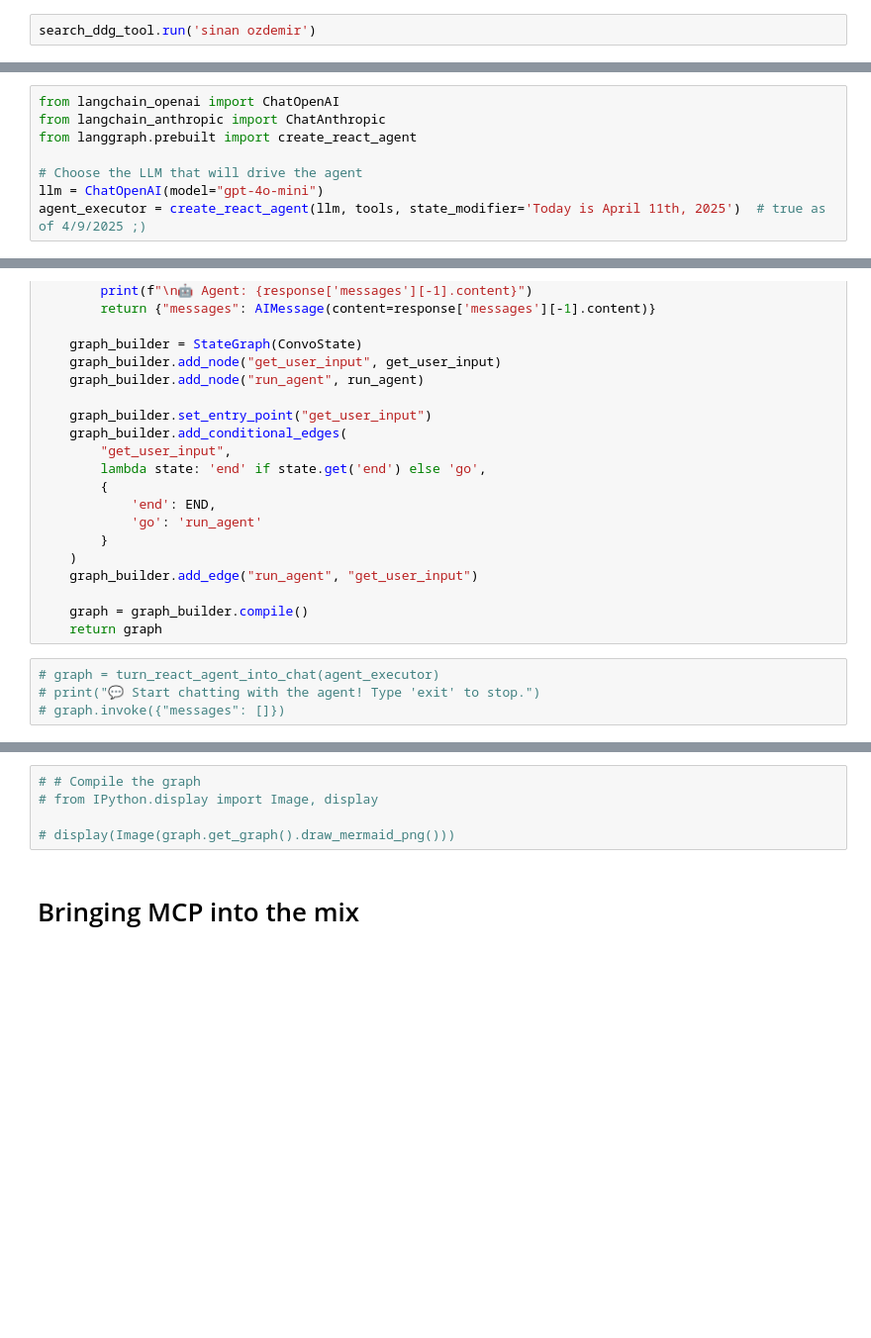
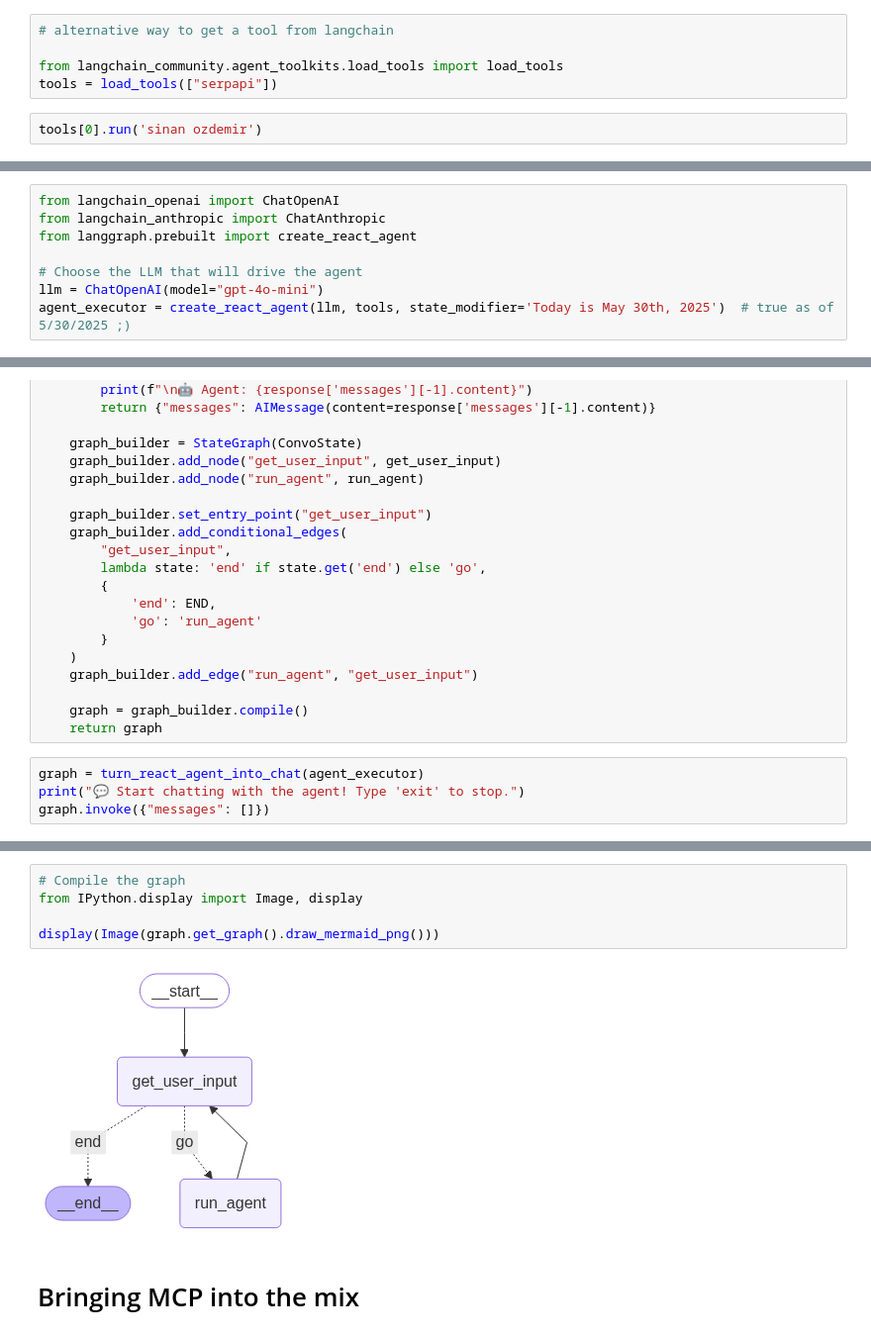
Before and after one commit to sinanuozdemir/oreilly-ai-agents, a Jupyter notebook: notebooks/LangGraph_React - MCP + Tool Selection.ipynb, the cells around one changed output, grey strips where cells are left out. Shown at 99% size. Drawn from its saved outputs; the diff is of its cells as text; blank space fills up the shorter version.

```diff
--- a/notebooks/LangGraph_React - MCP + Tool Selection.ipynb
+++ b/notebooks/LangGraph_React - MCP + Tool Selection.ipynb
@@ -12,3 +14,8 @@ tools = [search_ddg_tool]
+# %%
+# alternative way to get a tool from langchain
+
+from langchain_community.agent_toolkits.load_tools import load_tools
+tools = load_tools(["serpapi"])
 # %%
-search_ddg_tool.run('sinan ozdemir')
+tools[0].run('sinan ozdemir')
 # %% [output]
@@ -20,7 +27,7 @@ from langgraph.prebuilt import create_react_agent
 
 # Choose the LLM that will drive the agent
 llm = ChatOpenAI(model="gpt-4o-mini")
-agent_executor = create_react_agent(llm, tools, state_modifier='Today is April 11th, 2025')  # true as of 4/9/2025 ;)
+agent_executor = create_react_agent(llm, tools, state_modifier='Today is May 30th, 2025')  # true as of 5/30/2025 ;)
 # %%
 # Compile the graph
 from IPython.display import Image, display
@@ -69,6 +76,6 @@ def turn_react_agent_into_chat(agent_executor):
     graph = graph_builder.compile()
     return graph
 # %%
-# graph = turn_react_agent_into_chat(agent_executor)
-# print("💬 Start chatting with the agent! Type 'exit' to stop.")
-# graph.invoke({"messages": []})
+graph = turn_react_agent_into_chat(agent_executor)
+print("💬 Start chatting with the agent! Type 'exit' to stop.")
+graph.invoke({"messages": []})
@@ -75,8 +111,10 @@ def turn_react_agent_into_chat(agent_executor):
 # %%
-# # Compile the graph
-# from IPython.display import Image, display
+# Compile the graph
+from IPython.display import Image, display
 
-# display(Image(graph.get_graph().draw_mermaid_png()))
+display(Image(graph.get_graph().draw_mermaid_png()))
+# %% [output]
+[figure, added]
 # %% [markdown]
 # Bringing MCP into the mix
 # %%
```
Also changed, not shown: parts of 10 cells of this notebook.
